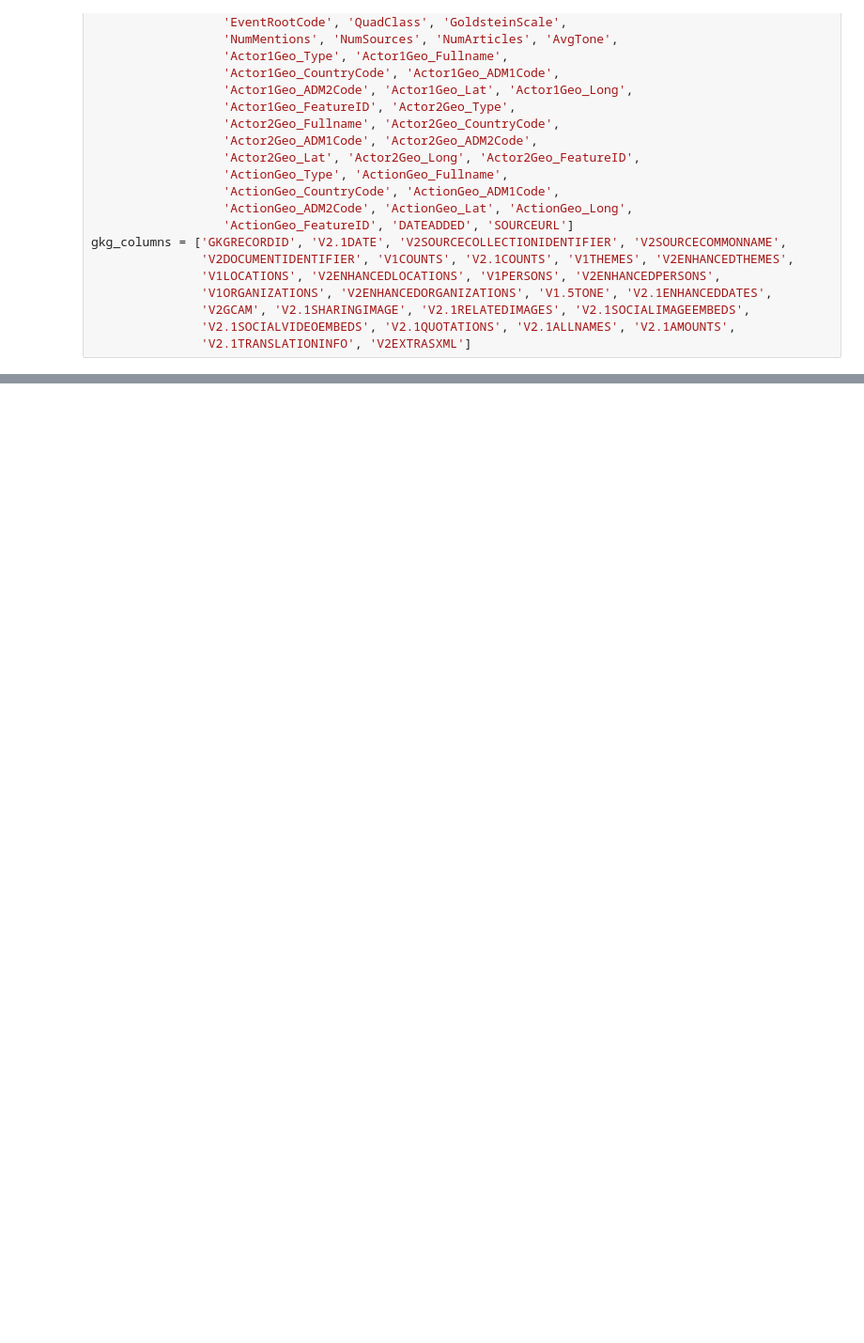
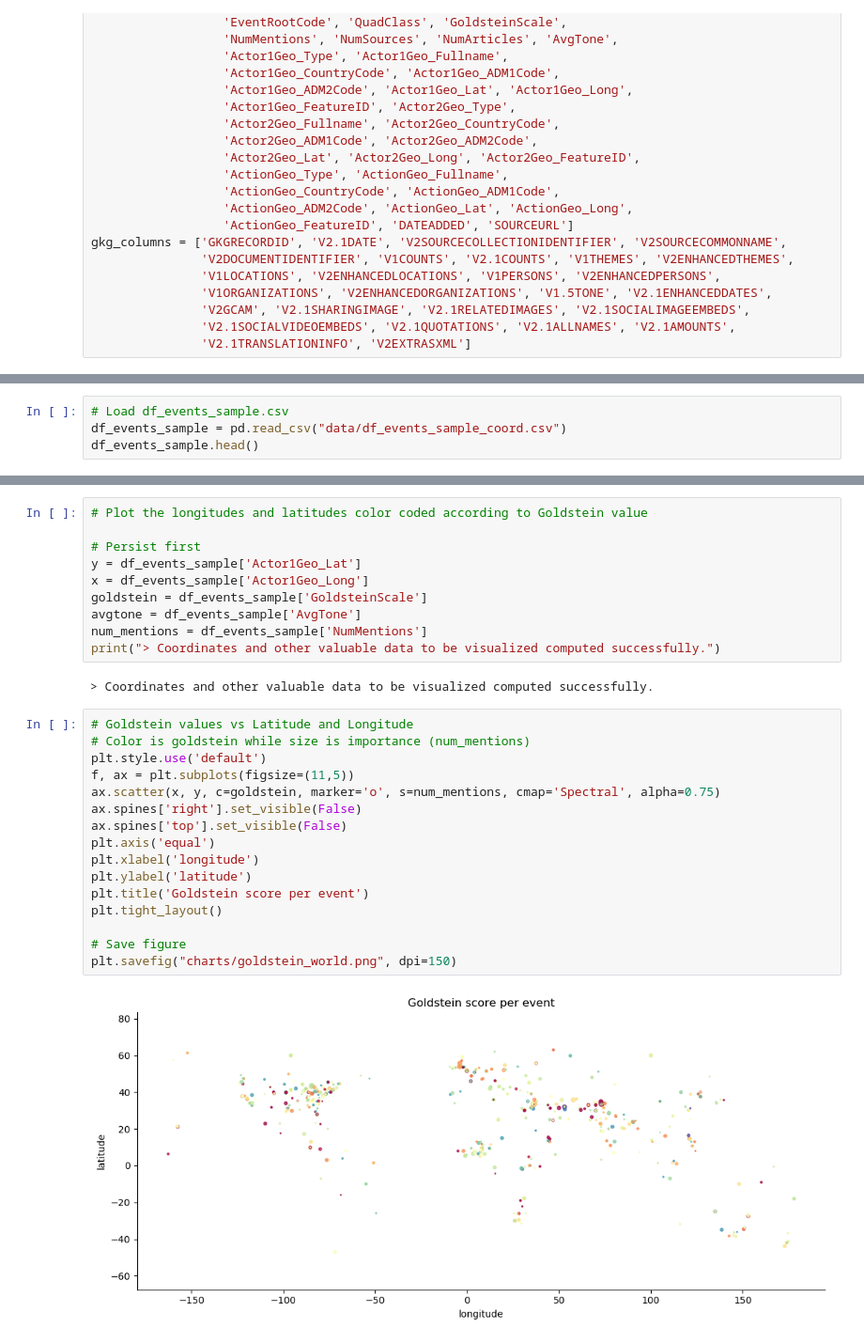
Before and after one commit to PrinceJavier/gdelt_analysis, a Jupyter notebook: GDELT_analysis.ipynb, the cells around one changed output, grey strips where cells are left out. Shown at 94% size. Cells and saved outputs as stored; diff of their text form; blank space fills up the shorter version.

Commit message:
Improved codes which saves needed data to local disk

```diff
--- a/GDELT_analysis.ipynb
+++ b/GDELT_analysis.ipynb
@@ -571,0 +342,4 @@ plt.savefig('charts/bar_avgtone_ph.png', dpi=150)
+# %%
+# Load df_events_sample.csv
+df_events_sample = pd.read_csv("data/df_events_sample_coord.csv")
+df_events_sample.head()
@@ -571,0 +353,30 @@ plt.savefig('charts/bar_avgtone_ph.png', dpi=150)
+# %%
+# Plot the longitudes and latitudes color coded according to Goldstein value
+
+# Persist first
+y = df_events_sample['Actor1Geo_Lat']
+x = df_events_sample['Actor1Geo_Long']
+goldstein = df_events_sample['GoldsteinScale']
+avgtone = df_events_sample['AvgTone']
+num_mentions = df_events_sample['NumMentions']
+print("> Coordinates and other valuable data to be visualized computed successfully.")
+# %% [output]
+> Coordinates and other valuable data to be visualized computed successfully.
+# %%
+# Goldstein values vs Latitude and Longitude
+# Color is goldstein while size is importance (num_mentions)
+plt.style.use('default')
+f, ax = plt.subplots(figsize=(11,5))
+ax.scatter(x, y, c=goldstein, marker='o', s=num_mentions, cmap='Spectral', alpha=0.75)
+ax.spines['right'].set_visible(False)
+ax.spines['top'].set_visible(False)
+plt.axis('equal')
+plt.xlabel('longitude')
+plt.ylabel('latitude')
+plt.title('Goldstein score per event')
+plt.tight_layout()
+
+# Save figure
+plt.savefig("charts/goldstein_world.png", dpi=150)
+# %% [output]
+[figure, added]
```
Also changed, not shown: parts of 61 cells of this notebook, 9 other files.
